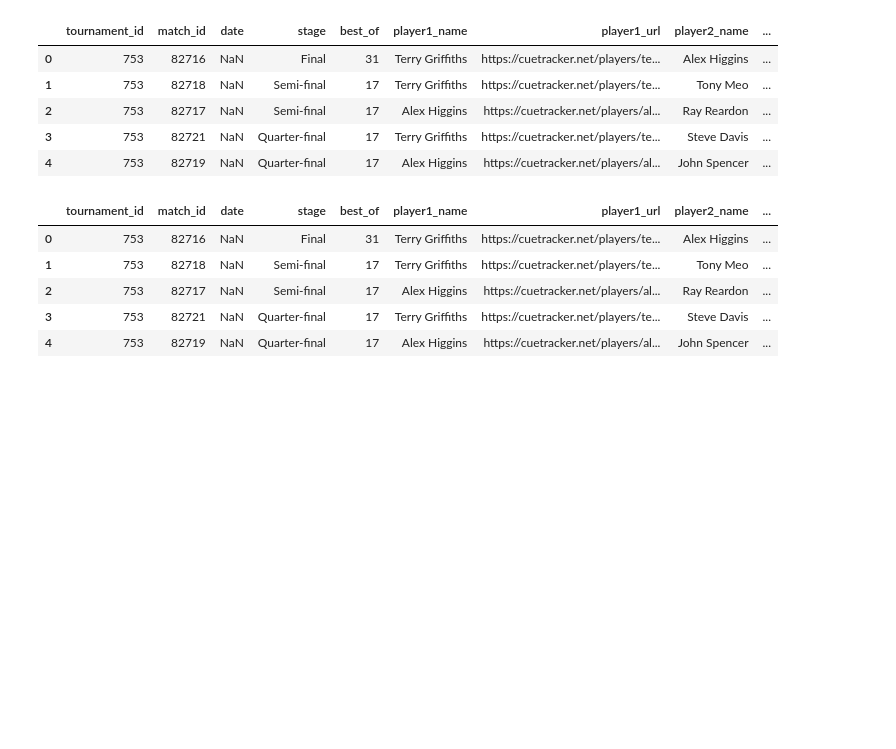
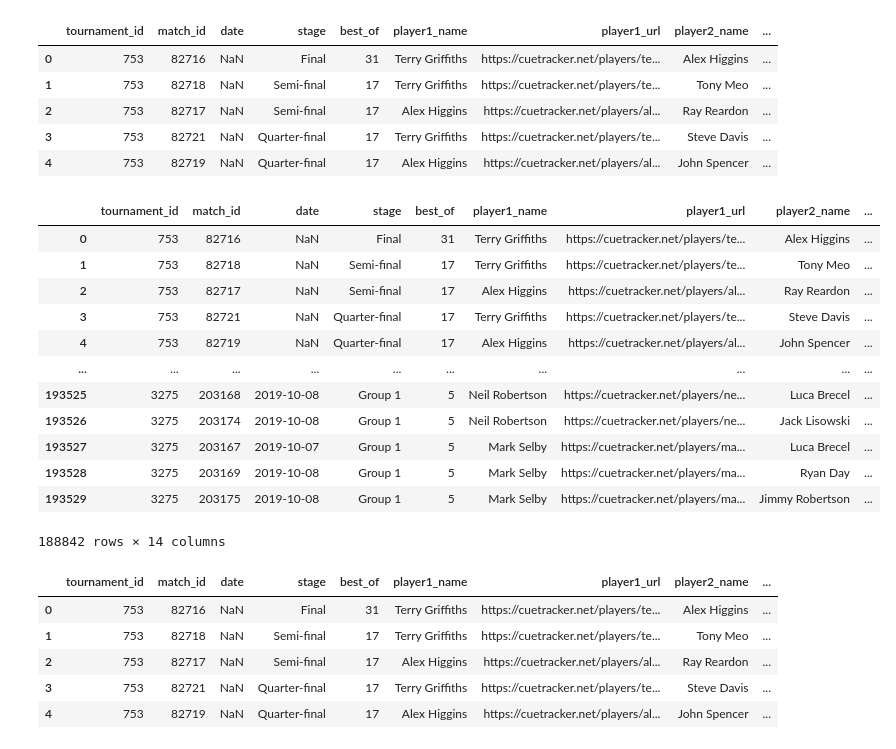
Before and after one commit to PubohH/2025-Summer-Erdos-Elo-Project, a Jupyter notebook: Jimmy/data_cleaning.ipynb, the cells around one changed output. Saved outputs shown, nothing was run; the diff lists cells and outputs as text; code cells hidden in the pictures; blank space fills up the shorter version.

Commit message:
Jimmy's update
Data cleaning and implementation of the first elo-rating algorithm

```diff
--- a/Jimmy/data_cleaning.ipynb
+++ b/Jimmy/data_cleaning.ipynb
@@ -158,6 +158,25 @@ for pro_tourn in pro_tourns:
     matches['status'] = 'Professional'
 
 matches = matches[matches['status']=='Professional']
+# %%
+#Drop matches where the score is 0-0
+matches['total'] = matches['score1'] + matches['score2']
+matches = matches[matches['total']!=0]
+matches.drop('total', axis = 1)
+# %% [output]
+|  | tournament_id | match_id | date | stage | best_of | player1_name | player1_url | player2_name | ... |
+| 0 | 753 | 82716 | NaN | Final | 31 | Terry Griffiths | https://cuetracker.net/players/te... | Alex Higgins | ... |
+| 1 | 753 | 82718 | NaN | Semi-final | 17 | Terry Griffiths | https://cuetracker.net/players/te... | Tony Meo | ... |
+| 2 | 753 | 82717 | NaN | Semi-final | 17 | Alex Higgins | https://cuetracker.net/players/al... | Ray Reardon | ... |
+| 3 | 753 | 82721 | NaN | Quarter-final | 17 | Terry Griffiths | https://cuetracker.net/players/te... | Steve Davis | ... |
+| 4 | 753 | 82719 | NaN | Quarter-final | 17 | Alex Higgins | https://cuetracker.net/players/al... | John Spencer | ... |
+| ... | ... | ... | ... | ... | ... | ... | ... | ... | ... |
+| 193525 | 3275 | 203168 | 2019-10-08 | Group 1 | 5 | Neil Robertson | https://cuetracker.net/players/ne... | Luca Brecel | ... |
+| 193526 | 3275 | 203174 | 2019-10-08 | Group 1 | 5 | Neil Robertson | https://cuetracker.net/players/ne... | Jack Lisowski | ... |
+| 193527 | 3275 | 203167 | 2019-10-07 | Group 1 | 5 | Mark Selby | https://cuetracker.net/players/ma... | Luca Brecel | ... |
+| 193528 | 3275 | 203169 | 2019-10-08 | Group 1 | 5 | Mark Selby | https://cuetracker.net/players/ma... | Ryan Day | ... |
+| 193529 | 3275 | 203175 | 2019-10-08 | Group 1 | 5 | Mark Selby | https://cuetracker.net/players/ma... | Jimmy Robertson | ... |
+188842 rows × 14 columns
 # %%
 matches.head()
 # %% [output]
```
Also changed, not shown: parts of 6 cells of this notebook, 6 other files.
